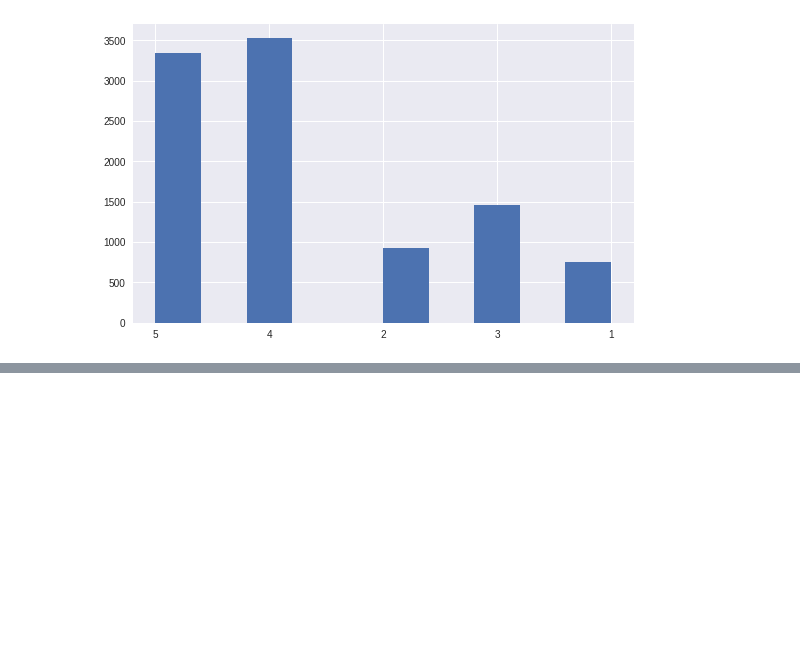
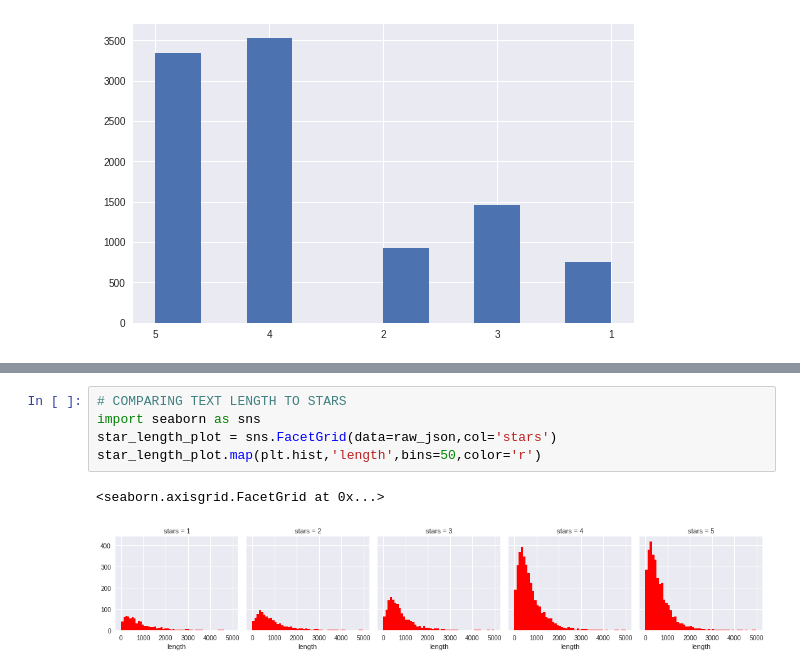
Before and after one commit to karenbennis/Xy, a Jupyter notebook: yelp_reviews_visuals_v1.ipynb, the cells around one changed output, grey strips where cells are left out. Cells and saved outputs as stored; diff of their text form; blank space fills up the shorter version.

```diff
--- a/yelp_reviews_visuals_v1.ipynb
+++ b/yelp_reviews_visuals_v1.ipynb
@@ -119,0 +137,8 @@ plt.hist(raw_json['stars'])
+# %%
+# COMPARING TEXT LENGTH TO STARS
+import seaborn as sns
+star_length_plot = sns.FacetGrid(data=raw_json,col='stars')
+star_length_plot.map(plt.hist,'length',bins=50,color='r')
+# %% [output]
+<seaborn.axisgrid.FacetGrid at 0x...>
+[figure, added]
```
Also changed, not shown: parts of 8 cells of this notebook.
